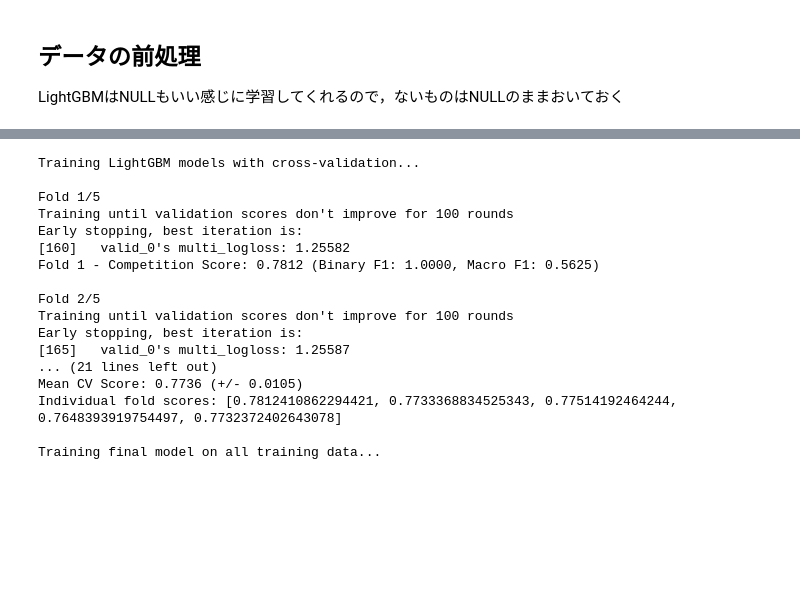
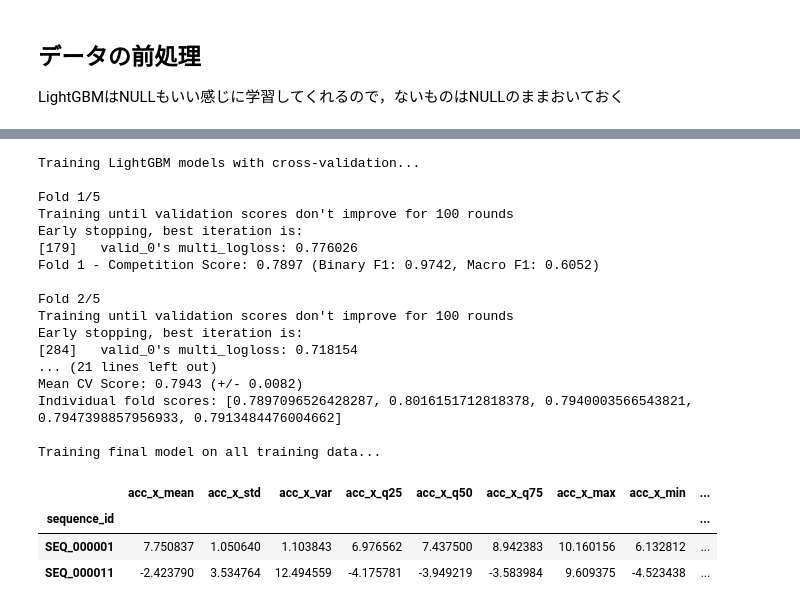
Before and after one commit to Kamikawa-Hiro/kaggle_CMI, a Jupyter notebook: 1_kamikawa_notebook/1_cmi_LightGBM.ipynb, the cells around one changed output, grey strips where cells are left out. Drawn from its saved outputs; the diff is of its cells as text; code cells hidden in the pictures; blank space fills up the shorter version.

```diff
--- a/1_kamikawa_notebook/1_cmi_LightGBM.ipynb
+++ b/1_kamikawa_notebook/1_cmi_LightGBM.ipynb
@@ -137,22 +247,20 @@ def competition_metric(y_true, y_pred, le_instance, all_original_gestures):
 # %%
 cv = StratifiedKFold(n_splits=5, shuffle=True, random_state=42)
 cv_scores = []
-models = []
-
-all_original_gestures_in_train = train_df['gesture'].unique()
+models_gesture = []
 
 callbacks = [lgb.early_stopping(stopping_rounds=100, verbose=100)]
 
 # LightGBM model with cross-validation
 print("\nTraining LightGBM models with cross-validation...")
-for fold, (train_idx, val_idx) in enumerate(cv.split(X, y)):
+for fold, (train_idx, val_idx) in enumerate(cv.split(X, y_gesture)):
     print(f"\nFold {fold + 1}/5")
 
     X_train_fold, X_val_fold = X.iloc[train_idx], X.iloc[val_idx]
-    y_train_fold, y_val_fold = y[train_idx], y[val_idx]
+    y_gesture_train_fold, y_gesture_val_fold = y_gesture[train_idx], y_gesture[val_idx]
 
     # LightGBM model with GPU acceleration
-    model = lgb.LGBMClassifier(
+    model_gesture = lgb.LGBMClassifier(
         objective='multiclass',
         n_estimators= 1000,
         learning_rate= 0.08,
@@ -173,28 +281,31 @@ for fold, (train_idx, val_idx) in enumerate(cv.split(X, y)):
     )
 
     # Train model with verbose output
-    model.fit(
-        X_train_fold, y_train_fold,
-        eval_set=[(X_val_fold, y_val_fold)],
+    model_gesture.fit(
+        X_train_fold, y_gesture_train_fold,
+        eval_set=[(X_val_fold, y_gesture_val_fold)],
         eval_metric='multi_logloss',
         callbacks=callbacks
     )
 
     # Predict
-    y_pred_fold = model.predict(X_val_fold)
+    y_gesture_pred_fold = model_gesture.predict(X_val_fold)
+
+    y_gesture_pred_labels = le.inverse_transform(y_gesture_pred_fold)
+    y_gesture_val_labels = le.inverse_transform(y_gesture_val_fold)
 
     # Calculate score
     score, binary_f1, macro_f1 = competition_metric(
-        y_val_fold, y_pred_fold, le, all_original_gestures_in_train
+        y_gesture_val_labels, y_gesture_pred_labels
     )
 
     cv_scores.append(score)
-    models.append(model)
+    models_gesture.append(model_gesture)
     if MODE == 'KAGGLE':
-        joblib.dump(le, 'le.joblib')
+        joblib.dump(model_gesture, f'model_gesture_lgb{fold}.joblib')
     if MODE == 'LOCAL':
-        file_path = EXPORT_DIR / f'model_lgb{fold}.joblib'
-        joblib.dump(model, file_path)
+        file_path = EXPORT_DIR / f'model_gesture_lgb{fold}.joblib'
+        joblib.dump(model_gesture, file_path)
 
     print(f"Fold {fold + 1} - Competition Score: {score:.4f} (Binary F1: {binary_f1:.4f}, Macro F1: {macro_f1:.4f})")
 
@@ -211,16 +322,16 @@ Training LightGBM models with cross-validation...
 Fold 1/5
 Training until validation scores don't improve for 100 rounds
 Early stopping, best iteration is:
-[160]   valid_0's multi_logloss: 1.25582
-Fold 1 - Competition Score: 0.7812 (Binary F1: 1.0000, Macro F1: 0.5625)
+[179]   valid_0's multi_logloss: 0.776026
+Fold 1 - Competition Score: 0.7897 (Binary F1: 0.9742, Macro F1: 0.6052)
 
 Fold 2/5
 Training until validation scores don't improve for 100 rounds
 Early stopping, best iteration is:
-[165]   valid_0's multi_logloss: 1.25587
+[284]   valid_0's multi_logloss: 0.718154
 ... (21 lines left out)
-Mean CV Score: 0.7736 (+/- 0.0105)
-Individual fold scores: [0.7812410862294421, 0.7733368834525343, 0.77514192464244, 0.7648393919754497, 0.7732372402643078]
+Mean CV Score: 0.7943 (+/- 0.0082)
+Individual fold scores: [0.7897096526428287, 0.8016151712818378, 0.7940003566543821, 0.7947398857956933, 0.7913484476004662]
 
 Training final model on all training data...
 # %%
@@ -230,19 +341,18 @@ def feature_engineering_inf(df,df_demo):
 
     df_set = pd.merge(df_copy, df_demo_copy, on="subject", how="left")
 
-    print("  Calculating engineered IMU features (magnitude, angle)...")
     df_set['acc_mag'] = np.sqrt(df_set['acc_x']**2 + df_set['acc_y']**2 + df_set['acc_z']**2)
     df_set['rot_angle'] = 2 * np.arccos(df_set['rot_w'].clip(-1, 1))
 
     df_set['acc_mag_jerk'] = df_set.groupby('sequence_id')['acc_mag'].diff().fillna(0)
     df_set['rot_angle_vel'] = df_set.groupby('sequence_id')['rot_angle'].diff().fillna(0)
 
-    demographic_cols = [c for c in df_set.columns if c not in['subject']]
+    demographic_cols = [c for c in df_demo.columns if c not in['subject']]
 
     imu_cols = [c for c in df_set.columns if c.startswith('acc_')]
     imu_cols.extend([c for c in df_set.columns if c.startswith('rot_') ])
     thm_cols = [c for c in df_set.columns if c.startswith('thm_') ]
-    tof_cols = [c for c in df_set.columns if c.startswith('thof_') ]
+    tof_cols = [c for c in df_set.columns if c.startswith('tof_') ]
 
     sensor_cols = imu_cols + thm_cols + tof_cols
 
@@ -285,6 +394,14 @@ def predict(sequence: pd.DataFrame, demographics: pd.DataFrame) -> str:
     predicted_gesture_str = le.inverse_transform([predicted_label_id])[0]
 
     return predicted_gesture_str
+# %%
+test_df = feature_engineering_inf(test,test_demo)
+test_df.head()
+# %% [output]
+|  | acc_x_mean | acc_x_std | acc_x_var | acc_x_q25 | acc_x_q50 | acc_x_q75 | acc_x_max | acc_x_min | ... |
+| sequence_id |  |  |  |  |  |  |  |  | ... |
+| SEQ_000001 | 7.750837 | 1.050640 | 1.103843 | 6.976562 | 7.437500 | 8.942383 | 10.160156 | 6.132812 | ... |
+| SEQ_000011 | -2.423790 | 3.534764 | 12.494559 | -4.175781 | -3.949219 | -3.583984 | 9.609375 | -4.523438 | ... |
 # %%
 predict(test,test_demo)
 # %% [output]
```
Also changed, not shown: parts of 11 cells of this notebook, 27 other files.
